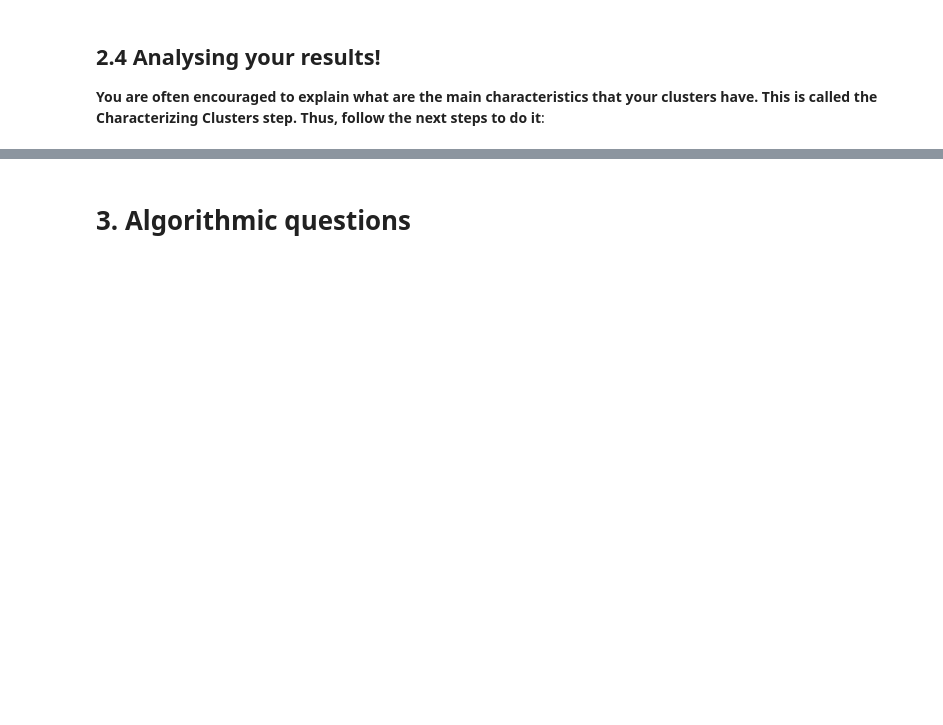
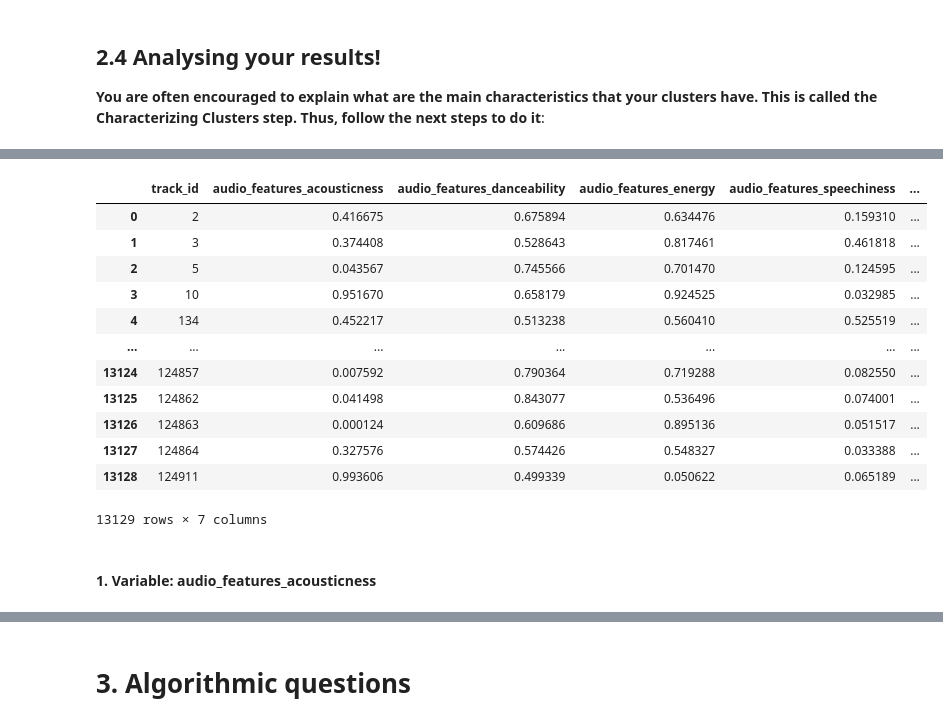
Before and after one commit to brauliovillalobos/ADM_HW4, a Jupyter notebook: ADM_HW4.ipynb, the cells around one changed output, grey strips where cells are left out. Cells and saved outputs as stored; diff of their text form; code cells hidden in the pictures; blank space fills up the shorter version.

Commit message:
Variable Selection, interpretation and intuitive answer Q1

```diff
--- a/ADM_HW4.ipynb
+++ b/ADM_HW4.ipynb
@@ -1004,0 +959,20 @@ centroids_kplusplus
+# %%
+df_int_var = df[['track_id','audio_features_acousticness','audio_features_danceability','audio_features_energy','audio_features_speechiness','track_duration']]
+df_int_var = df_int_var.join(pd.DataFrame(labels_assigned,columns=['cluster']))
+df_int_var
+# %% [output]
+|  | track_id | audio_features_acousticness | audio_features_danceability | audio_features_energy | audio_features_speechiness | ... |
+| 0 | 2 | 0.416675 | 0.675894 | 0.634476 | 0.159310 | ... |
+| 1 | 3 | 0.374408 | 0.528643 | 0.817461 | 0.461818 | ... |
+| 2 | 5 | 0.043567 | 0.745566 | 0.701470 | 0.124595 | ... |
+| 3 | 10 | 0.951670 | 0.658179 | 0.924525 | 0.032985 | ... |
+| 4 | 134 | 0.452217 | 0.513238 | 0.560410 | 0.525519 | ... |
+| ... | ... | ... | ... | ... | ... | ... |
+| 13124 | 124857 | 0.007592 | 0.790364 | 0.719288 | 0.082550 | ... |
+| 13125 | 124862 | 0.041498 | 0.843077 | 0.536496 | 0.074001 | ... |
+| 13126 | 124863 | 0.000124 | 0.609686 | 0.895136 | 0.051517 | ... |
+| 13127 | 124864 | 0.327576 | 0.574426 | 0.548327 | 0.033388 | ... |
+| 13128 | 124911 | 0.993606 | 0.499339 | 0.050622 | 0.065189 | ... |
+13129 rows × 7 columns
+# %% [markdown]
+#### 1. Variable: audio_features_acousticness
```
Also changed, not shown: parts of 44 cells of this notebook.
